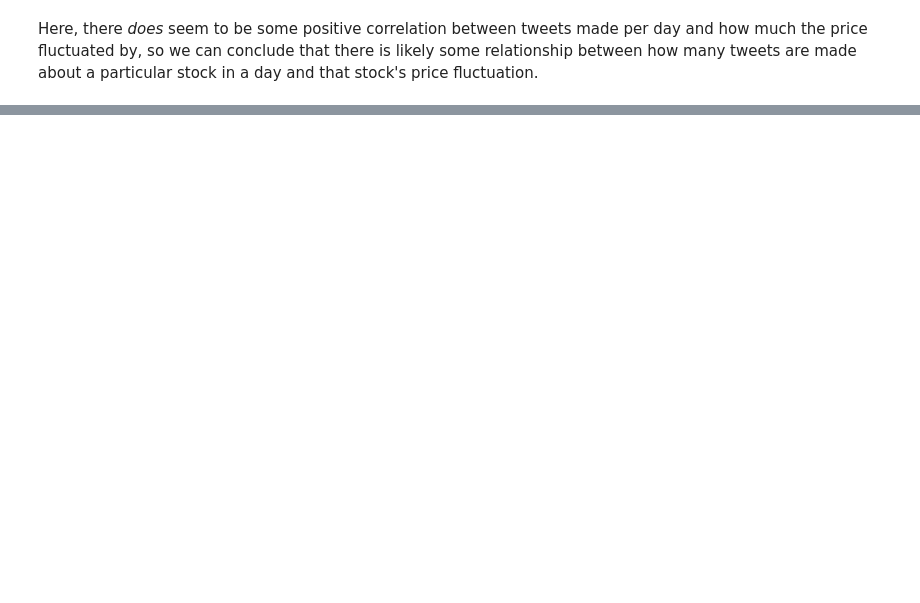
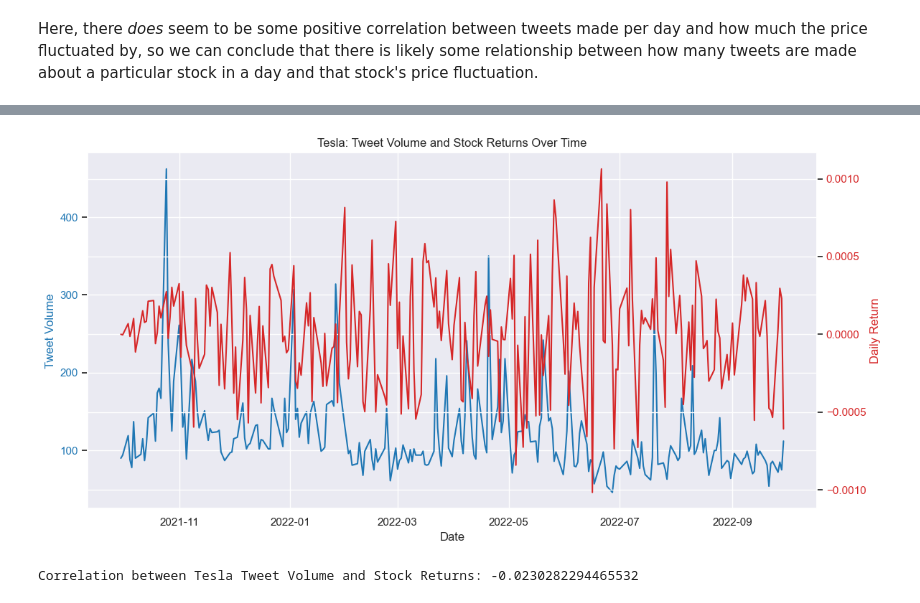
Before and after one commit to mir0codes/CMSC320SummerGroupProject, a Jupyter notebook: Checkpoint_2.ipynb, the cells around one changed output, grey strips where cells are left out. Saved outputs shown, nothing was run; the diff lists cells and outputs as text; code cells hidden in the pictures; blank space fills up the shorter version.

```diff
--- a/Checkpoint_2.ipynb
+++ b/Checkpoint_2.ipynb
@@ -323,0 +353,41 @@ Here, there *does* seem to be some positive correlation between tweets made per
+# %%
+# Analysis 2: Tesla Tweet Volume Over Time and Correlation with Stock Returns
+
+# Filter data for Tesla (TSLA)
+tesla_data = merged_df[merged_df['Stock Name'] == 'TSLA'].copy()
+
+# Calculate daily tweet volume for Tesla
+tesla_tweet_volume = tesla_data.groupby('Date').size().reset_index(name='Tweet Volume')
+
+# Calculate daily returns for Tesla
+tesla_data.loc[:, 'Daily Return'] = tesla_data['Adj Close'].pct_change()
+tesla_returns = tesla_data.groupby('Date')['Daily Return'].mean().reset_index()
+
+# Merge daily tweet volume with daily returns for Tesla
+tesla_correlation_df = pd.merge(tesla_tweet_volume, tesla_returns, on='Date')
+
+# Plot Tweet Volume vs. Stock Returns for Tesla
+fig, ax1 = plt.subplots(figsize=(12, 6))
+
+color = 'tab:blue'
+ax1.set_xlabel('Date')
+ax1.set_ylabel('Tweet Volume', color=color)
+ax1.plot(tesla_correlation_df['Date'], tesla_correlation_df['Tweet Volume'], color=color)
+ax1.tick_params(axis='y', labelcolor=color)
+
+ax2 = ax1.twinx()
+color = 'tab:red'
+ax2.set_ylabel('Daily Return', color=color)
+ax2.plot(tesla_correlation_df['Date'], tesla_correlation_df['Daily Return'], color=color)
+ax2.tick_params(axis='y', labelcolor=color)
+
+plt.title('Tesla: Tweet Volume and Stock Returns Over Time')
+fig.tight_layout()
+plt.show()
+
+# Calculate and print correlation for Tesla
+tesla_correlation = tesla_correlation_df['Tweet Volume'].corr(tesla_correlation_df['Daily Return'])
+print(f"Correlation between Tesla Tweet Volume and Stock Returns: {tesla_correlation}")
+# %% [output]
+[figure, added]
+Correlation between Tesla Tweet Volume and Stock Returns: -0.0230282294465532
```
Also changed, not shown: parts of 7 cells of this notebook.
